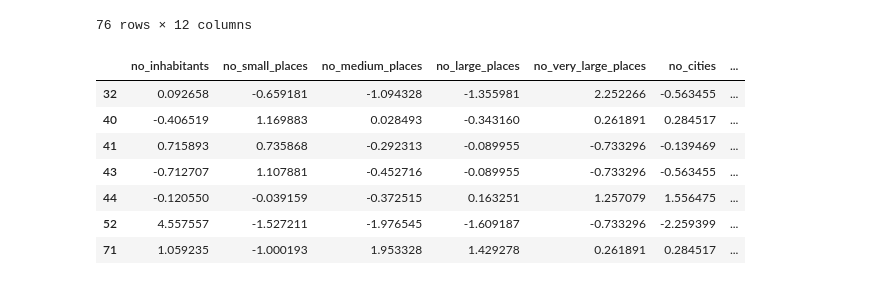
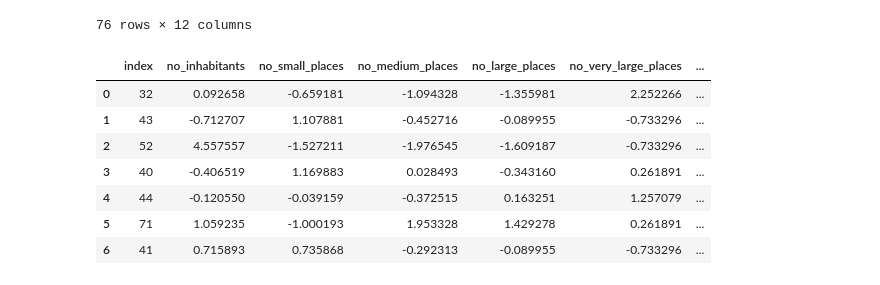
Before and after one commit to joaonmatos/feup-machine-learning, a Jupyter notebook: analysis/districts.ipynb, the cells around one changed output. Saved outputs shown, nothing was run; the diff lists cells and outputs as text; code cells hidden in the pictures.

```diff
--- a/analysis/districts.ipynb
+++ b/analysis/districts.ipynb
@@ -390,13 +391,13 @@ filtered_scaled = scaled_labelled_data[scaled_labelled_data.index.isin(closest)]
 # %%
-filtered_scaled.sort_values(by="cluster_number")
-filtered_scaled.reset_index()
+filtered_scaled = filtered_scaled.sort_values(by="cluster_number")
+filtered_scaled = filtered_scaled.reset_index()
 filtered_scaled
 # %% [output]
-|  | no_inhabitants | no_small_places | no_medium_places | no_large_places | no_very_large_places | no_cities | ... |
-| 32 | 0.092658 | -0.659181 | -1.094328 | -1.355981 | 2.252266 | -0.563455 | ... |
-| 40 | -0.406519 | 1.169883 | 0.028493 | -0.343160 | 0.261891 | 0.284517 | ... |
-| 41 | 0.715893 | 0.735868 | -0.292313 | -0.089955 | -0.733296 | -0.139469 | ... |
-| 43 | -0.712707 | 1.107881 | -0.452716 | -0.089955 | -0.733296 | -0.563455 | ... |
-| 44 | -0.120550 | -0.039159 | -0.372515 | 0.163251 | 1.257079 | 1.556475 | ... |
-| 52 | 4.557557 | -1.527211 | -1.976545 | -1.609187 | -0.733296 | -2.259399 | ... |
-| 71 | 1.059235 | -1.000193 | 1.953328 | 1.429278 | 0.261891 | 0.284517 | ... |
+|  | index | no_inhabitants | no_small_places | no_medium_places | no_large_places | no_very_large_places | ... |
+| 0 | 32 | 0.092658 | -0.659181 | -1.094328 | -1.355981 | 2.252266 | ... |
+| 1 | 43 | -0.712707 | 1.107881 | -0.452716 | -0.089955 | -0.733296 | ... |
+| 2 | 52 | 4.557557 | -1.527211 | -1.976545 | -1.609187 | -0.733296 | ... |
+| 3 | 40 | -0.406519 | 1.169883 | 0.028493 | -0.343160 | 0.261891 | ... |
+| 4 | 44 | -0.120550 | -0.039159 | -0.372515 | 0.163251 | 1.257079 | ... |
+| 5 | 71 | 1.059235 | -1.000193 | 1.953328 | 1.429278 | 0.261891 | ... |
+| 6 | 41 | 0.715893 | 0.735868 | -0.292313 | -0.089955 | -0.733296 | ... |
```
Also changed, not shown: parts of 8 cells of this notebook, 2 other files.
